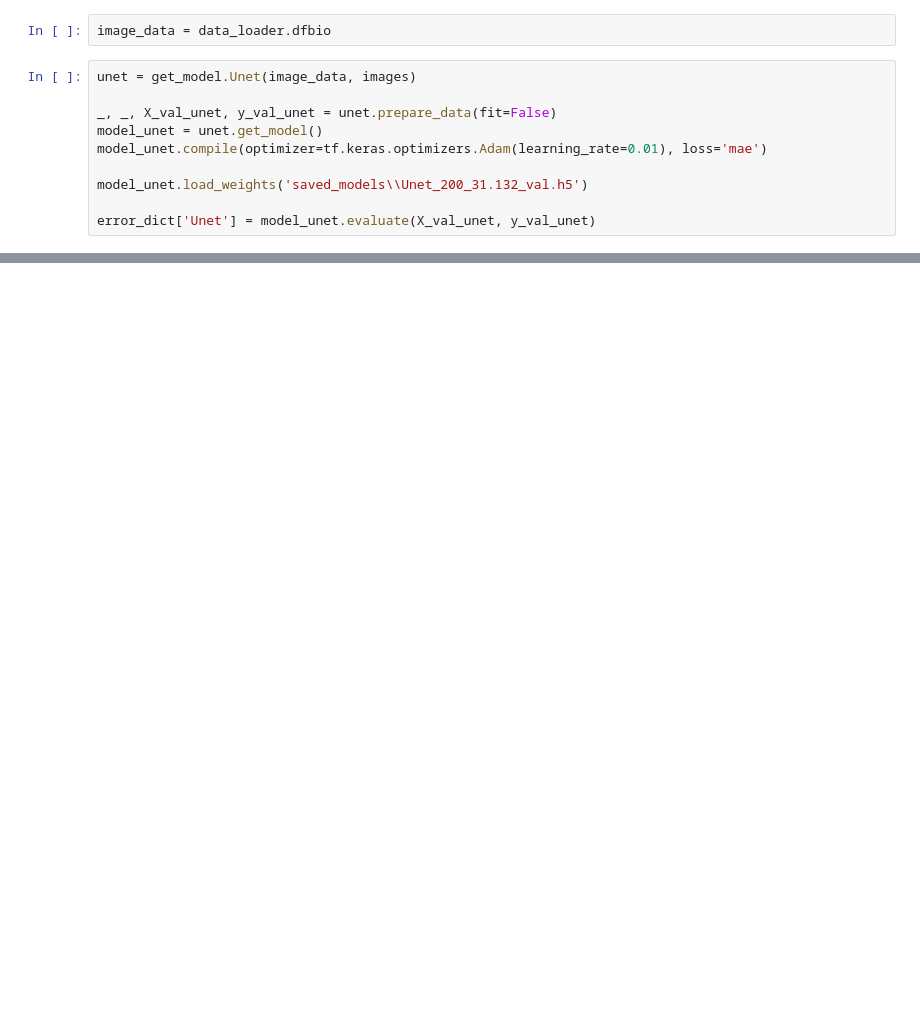
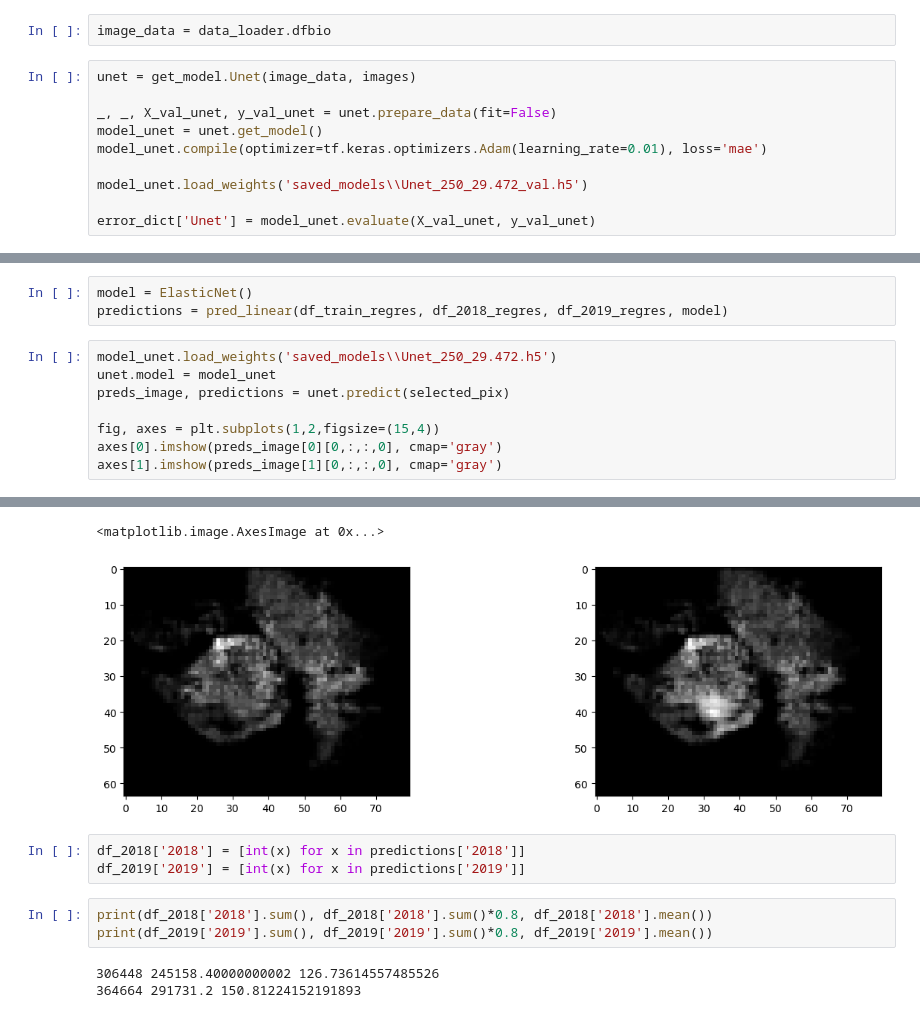
Before and after one commit to Alfadhils/Spatio-Temporal-Biomass-Feedstock-Nowcasting, a Jupyter notebook: forecast.ipynb, the cells around one changed output, grey strips where cells are left out. Drawn from its saved outputs; the diff is of its cells as text; blank space fills up the shorter version.

```diff
--- a/forecast.ipynb
+++ b/forecast.ipynb
@@ -419,7 +399,7 @@ _, _, X_val_unet, y_val_unet = unet.prepare_data(fit=False)
 model_unet = unet.get_model()
 model_unet.compile(optimizer=tf.keras.optimizers.Adam(learning_rate=0.01), loss='mae')
 
-model_unet.load_weights('saved_models\\Unet_200_31.132_val.h5')
+model_unet.load_weights('saved_models\\Unet_250_29.472_val.h5')
 
 error_dict['Unet'] = model_unet.evaluate(X_val_unet, y_val_unet)
 # %% [output]
@@ -466,0 +468,12 @@ plt.show()
+# %%
+model = ElasticNet()
+predictions = pred_linear(df_train_regres, df_2018_regres, df_2019_regres, model)
+# %%
+model_unet.load_weights('saved_models\\Unet_250_29.472.h5')
+unet.model = model_unet
+preds_image, predictions = unet.predict(selected_pix)
+
+fig, axes = plt.subplots(1,2,figsize=(15,4))
+axes[0].imshow(preds_image[0][0,:,:,0], cmap='gray')
+axes[1].imshow(preds_image[1][0,:,:,0], cmap='gray')
+# %% [output]
@@ -466,0 +482,11 @@ plt.show()
+<matplotlib.image.AxesImage at 0x...>
+[figure, added]
+# %%
+df_2018['2018'] = [int(x) for x in predictions['2018']]
+df_2019['2019'] = [int(x) for x in predictions['2019']]
+# %%
+print(df_2018['2018'].sum(), df_2018['2018'].sum()*0.8, df_2018['2018'].mean())
+print(df_2019['2019'].sum(), df_2019['2019'].sum()*0.8, df_2019['2019'].mean())
+# %% [output]
+306448 245158.40000000002 126.73614557485526
+364664 291731.2 150.81224152191893
```
Also changed, not shown: parts of 11 cells of this notebook, 10 other files.
